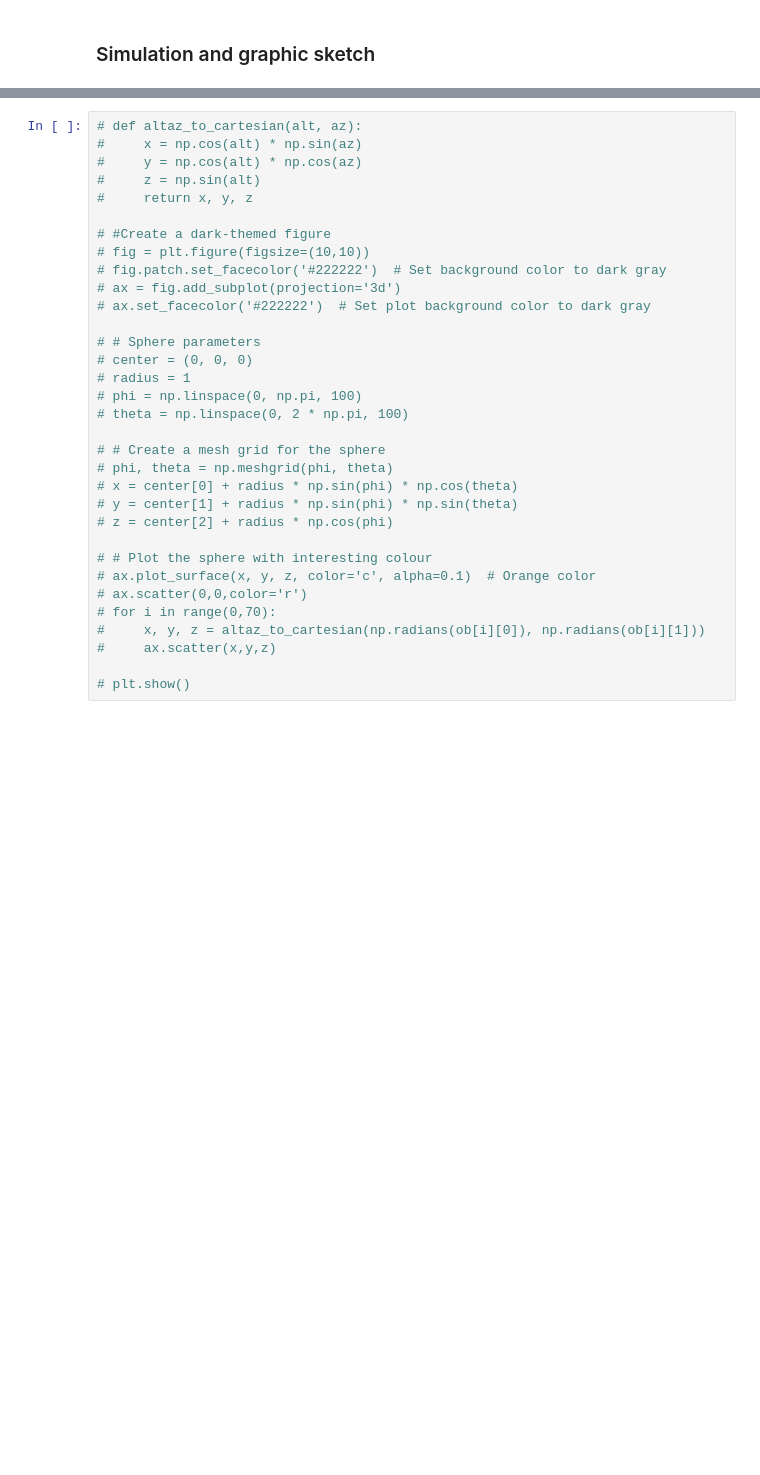
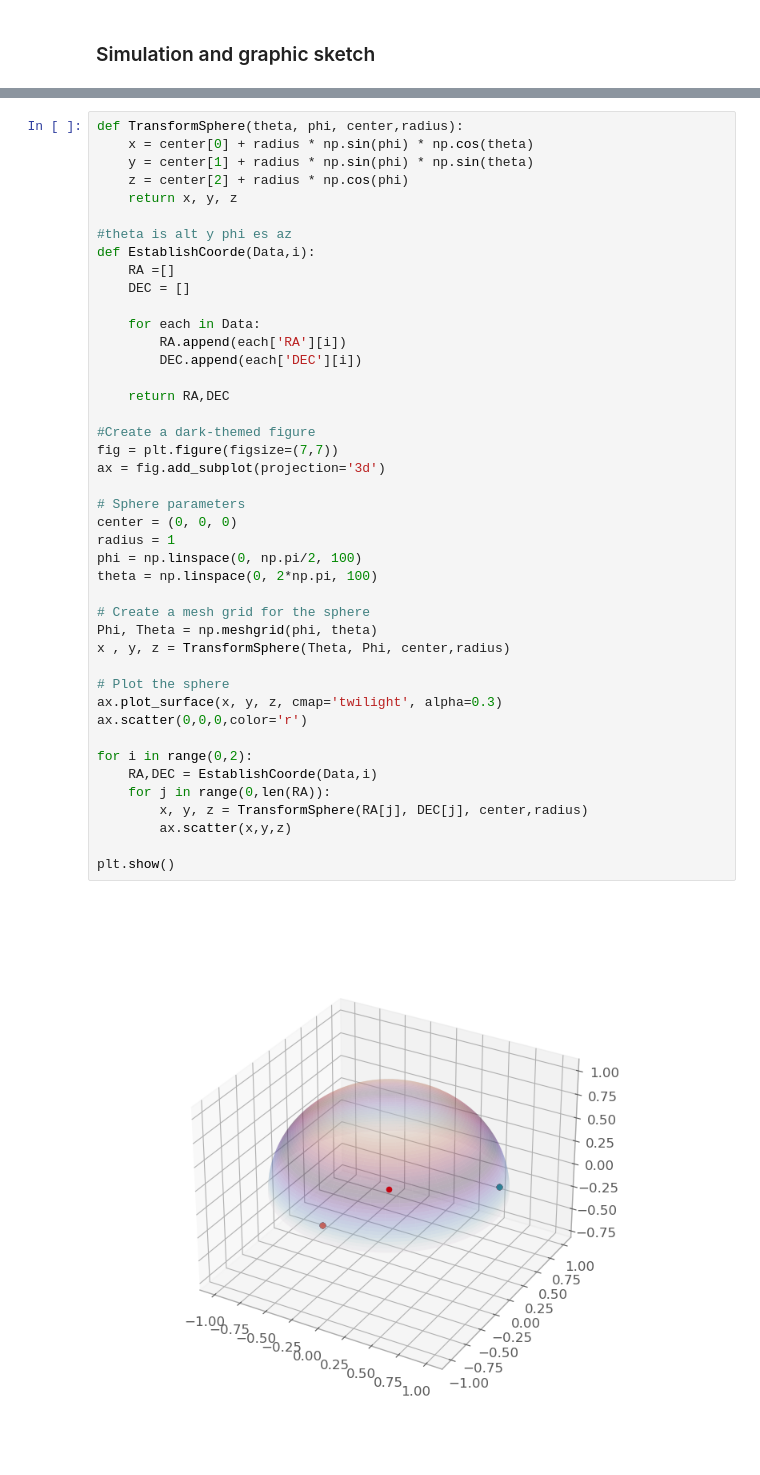
Before and after one commit to ccuellarn/Transient-Operation, a Jupyter notebook: Sketch_operations.ipynb, the cells around one changed output, grey strips where cells are left out. Saved outputs shown, nothing was run; the diff lists cells and outputs as text; blank space fills up the shorter version.

```diff
--- a/Sketch_operations.ipynb
+++ b/Sketch_operations.ipynb
@@ -263,36 +280,48 @@ Data
 # %%
-# def altaz_to_cartesian(alt, az):
-#     x = np.cos(alt) * np.sin(az)
-#     y = np.cos(alt) * np.cos(az)
-#     z = np.sin(alt)
-#     return x, y, z
+def TransformSphere(theta, phi, center,radius):
+    x = center[0] + radius * np.sin(phi) * np.cos(theta)
+    y = center[1] + radius * np.sin(phi) * np.sin(theta)
+    z = center[2] + radius * np.cos(phi)
+    return x, y, z
 
-# #Create a dark-themed figure
-# fig = plt.figure(figsize=(10,10))
-# fig.patch.set_facecolor('#222222')  # Set background color to dark gray
-# ax = fig.add_subplot(projection='3d')
-# ax.set_facecolor('#222222')  # Set plot background color to dark gray
+#theta is alt y phi es az
+def EstablishCoorde(Data,i):
+    RA =[]
+    DEC = []
 
-# # Sphere parameters
-# center = (0, 0, 0)
-# radius = 1
-# phi = np.linspace(0, np.pi, 100)
-# theta = np.linspace(0, 2 * np.pi, 100)
+    for each in Data:
+        RA.append(each['RA'][i])
+        DEC.append(each['DEC'][i])
 
-# # Create a mesh grid for the sphere
-# phi, theta = np.meshgrid(phi, theta)
-# x = center[0] + radius * np.sin(phi) * np.cos(theta)
-# y = center[1] + radius * np.sin(phi) * np.sin(theta)
-# z = center[2] + radius * np.cos(phi)
+    return RA,DEC
 
-# # Plot the sphere with interesting colour
-# ax.plot_surface(x, y, z, color='c', alpha=0.1)  # Orange color
-# ax.scatter(0,0,color='r')
-# for i in range(0,70):
-#     x, y, z = altaz_to_cartesian(np.radians(ob[i][0]), np.radians(ob[i][1]))
-#     ax.scatter(x,y,z)
+#Create a dark-themed figure
+fig = plt.figure(figsize=(7,7))
+ax = fig.add_subplot(projection='3d')
 
-# plt.show()
+# Sphere parameters
+center = (0, 0, 0)
+radius = 1
+phi = np.linspace(0, np.pi/2, 100)
+theta = np.linspace(0, 2*np.pi, 100)
+
+# Create a mesh grid for the sphere
+Phi, Theta = np.meshgrid(phi, theta)
+x , y, z = TransformSphere(Theta, Phi, center,radius)
+
+# Plot the sphere
+ax.plot_surface(x, y, z, cmap='twilight', alpha=0.3)
+ax.scatter(0,0,0,color='r')
+
+for i in range(0,2):
+    RA,DEC = EstablishCoorde(Data,i)
+    for j in range(0,len(RA)):
+        x, y, z = TransformSphere(RA[j], DEC[j], center,radius)
+        ax.scatter(x,y,z)
+
+plt.show()
+# %% [output]
+[figure, added]
 # %%
 # # Crear la figura 3D
 # fig = plt.figure(figsize=(10, 10))
```
Also changed, not shown: parts of 7 cells of this notebook.
